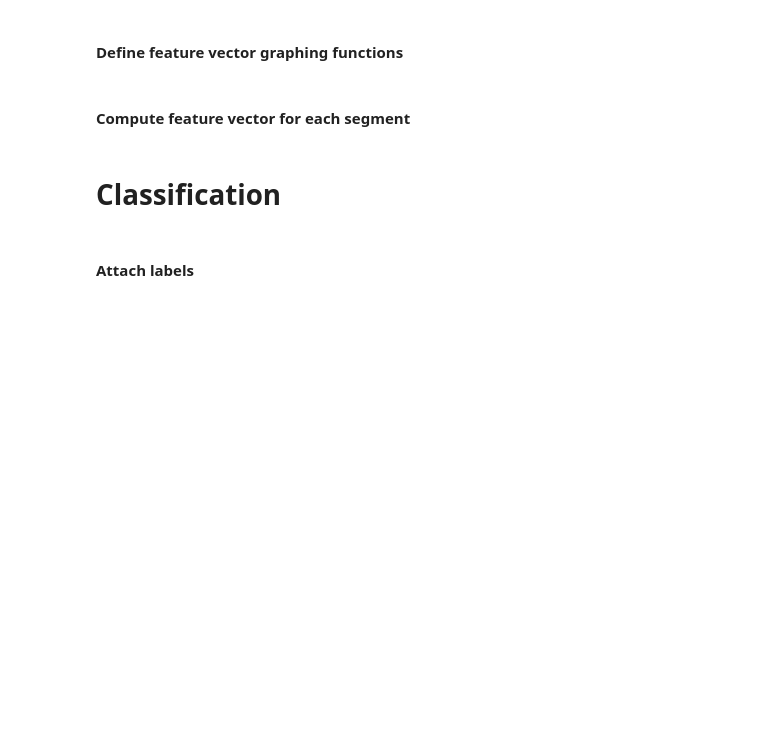
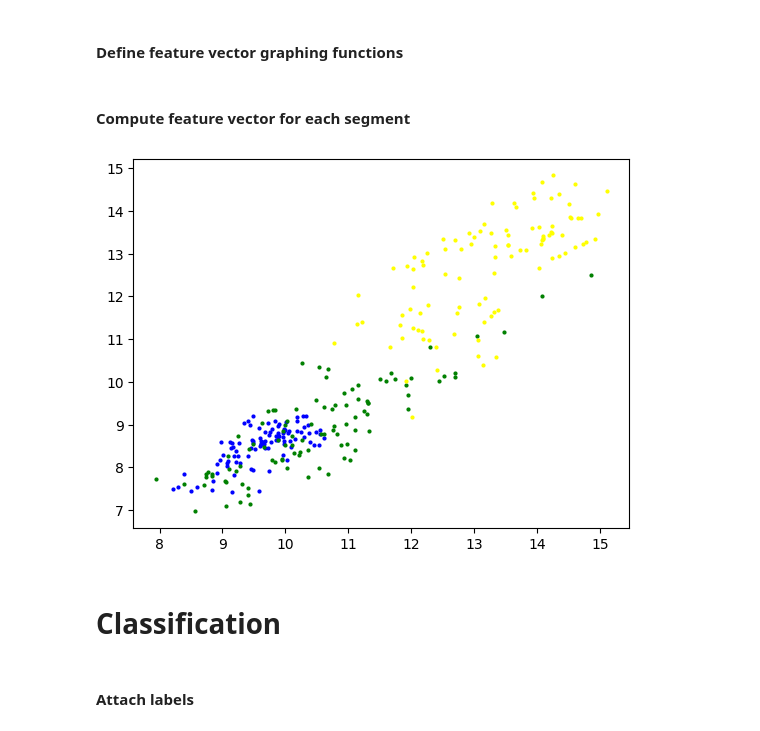
Before and after one commit to byung806/EEG-Classification, a Jupyter notebook: plot_eeg.ipynb, the cells around one changed output. Drawn from its saved outputs; the diff is of its cells as text; code cells hidden in the pictures; blank space fills up the shorter version.

```diff
--- a/plot_eeg.ipynb
+++ b/plot_eeg.ipynb
@@ -60,7 +60,7 @@ def get_data_bonn(sets_to_read: list, time_segments: int, time_points: int) -> d
 time_segments, channels, time_points = 100, 1, 4096
 freq = 173.61
 
-sets_to_use = ['A', 'E']
+sets_to_use = ['A', 'D', 'E']
 data_all_sets = get_data_bonn(sets_to_use, time_segments=time_segments, time_points=time_points)
 print(data_all_sets['A'].shape)
 # %% [output]
@@ -240,25 +242,27 @@ def graph_feature_vectors(feature_vectors_all_sets: dict[str, np.ndarray], band_
 # %%
 feature_vectors_all_sets: dict[str, np.ndarray] = {}   # set → ndarray shape (# tsegments, # channels, 25) or (# tsegments, # channels * 25)
 flatten_channels = True
 
 for set in data_all_sets:
     tsegments = data_all_sets[set]   # shape (# tsegments, # channels, 4096)
 
     segment_feature_vectors = []
     for segment_data in tsegments:  # shape (# channels, 4096)
         # Perform discrete wavelet transform on data
         dwt_outputs = discrete_wavelet_transform(data=segment_data)   # shape (# channels, <4096)
 
         # 5 features are extracted (LBP, SD, var, kur, SE) from each DWT-extracted freq band
         outputs = np.hstack([compute_features(dwt_output) for dwt_output in dwt_outputs])  # (# channels, 25)
         if flatten_channels:
             segment_feature_vectors.append(outputs.flatten())  # shape (# channels * 25)
         else:
             segment_feature_vectors.append(outputs)  # shape (# channels, 25)
 
     feature_vectors_all_sets[set] = np.array(segment_feature_vectors)
 
-# graph_feature_vectors(feature_vectors_all_sets, band_x='A4', band_y='D4', feature='LBP', flatten_channels=flatten_channels, graph_individual_channels=True)   # A4 = delta = 0.1-4 Hz, D4 = theta = 4-8 Hz
+graph_feature_vectors(feature_vectors_all_sets, band_x='A4', band_y='D4', feature='LBP', flatten_channels=flatten_channels, graph_individual_channels=True)   # A4 = delta = 0.1-4 Hz, D4 = theta = 4-8 Hz
+# %% [output]
+[figure, added]
 # %% [markdown]
 # Classification
 # %% [markdown]
```
Also changed, not shown: parts of 3 cells of this notebook, 1 other file.
